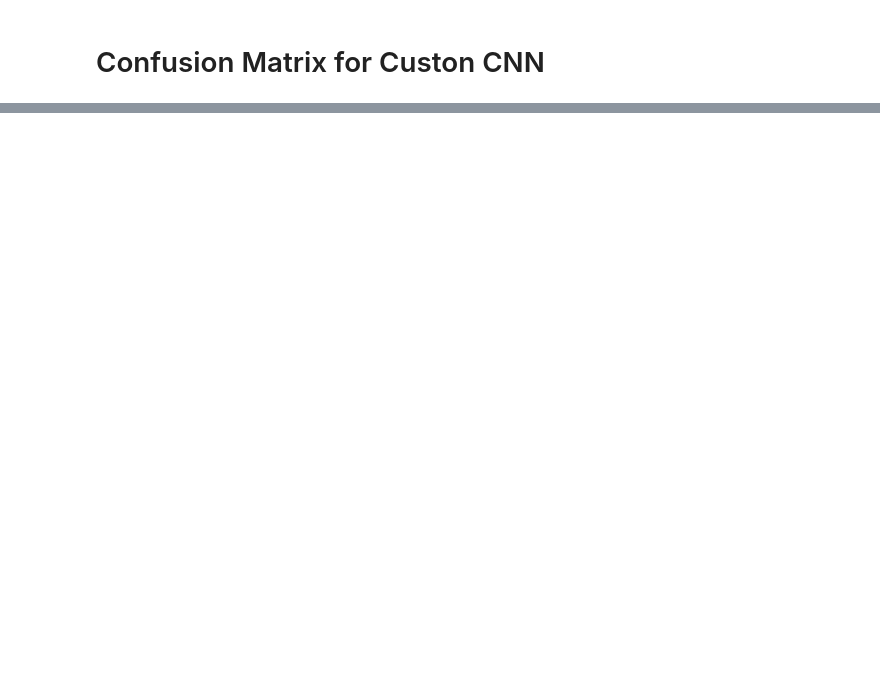
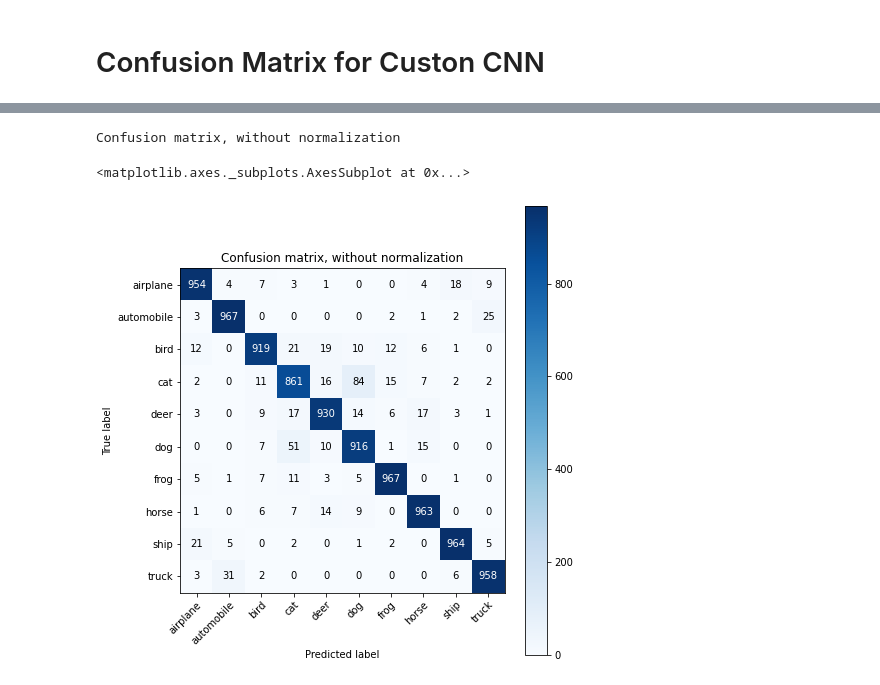
Before and after one commit to sameer1604/Cifar10, a Jupyter notebook: Cifar10.ipynb, the cells around one changed output, grey strips where cells are left out. Cells and saved outputs as stored; diff of their text form; code cells hidden in the pictures; blank space fills up the shorter version.

```diff
--- a/Cifar10.ipynb
+++ b/Cifar10.ipynb
@@ -352,0 +470,4 @@ Confusion matrix, without normalization
+# %%
+y_pred=model.predict(X_test)
+y_true=y_test
+model.evaluate(X_test,y_test)
@@ -352,0 +477,11 @@ Confusion matrix, without normalization
+# %%
+y_pred=np.argmax(y_pred,axis=1)
+y_pred[0]
+#Compute the confusion matrix
+confusion_mtx=confusion_matrix(y_true,y_pred)
+# %%
+plot_confusion_matrix(y_true, y_pred, classes=classes,title='Confusion matrix, without normalization')
+# %% [output]
+Confusion matrix, without normalization
+<matplotlib.axes._subplots.AxesSubplot at 0x...>
+[figure, added]
```
Also changed, not shown: parts of 16 cells of this notebook.
